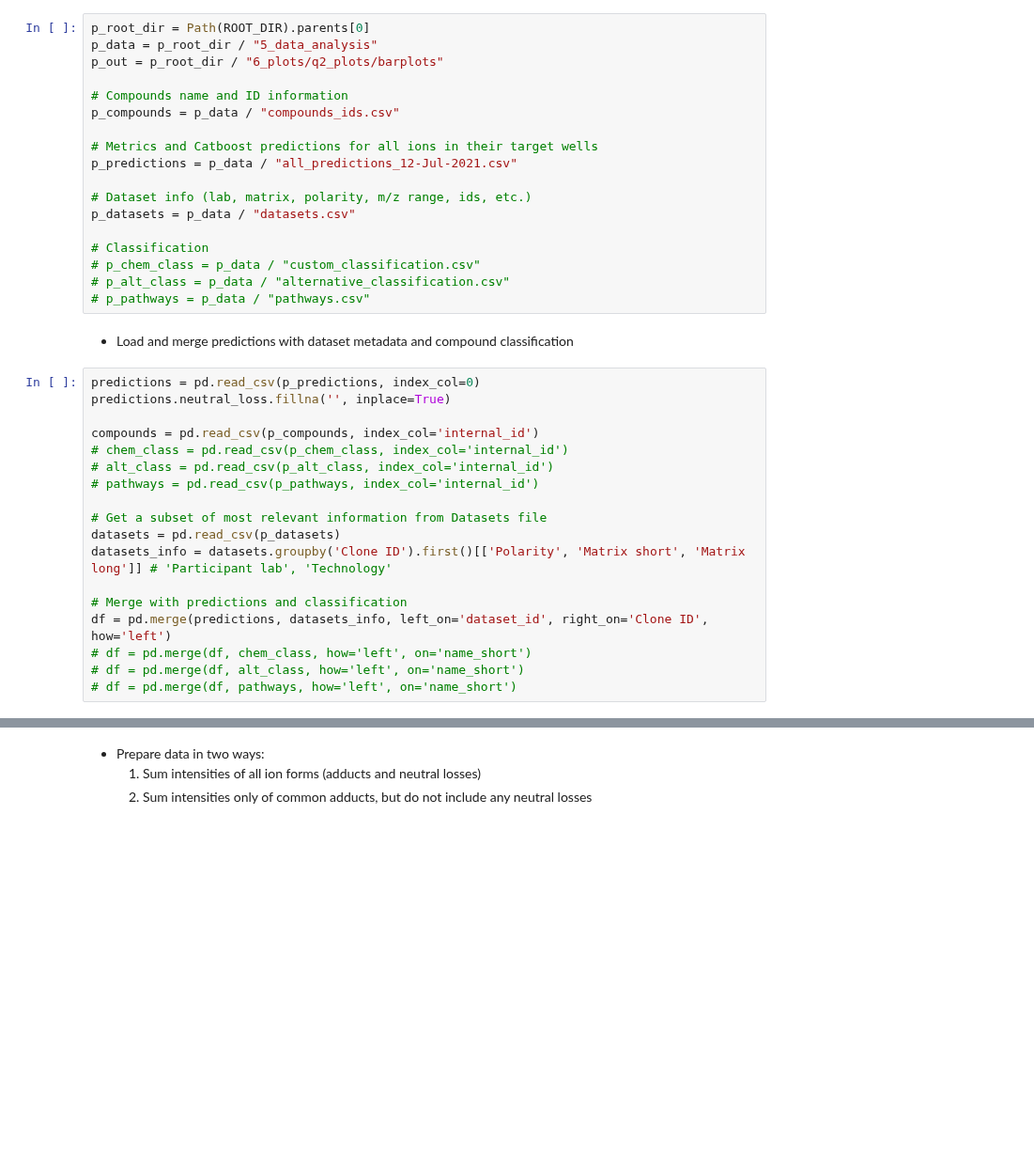
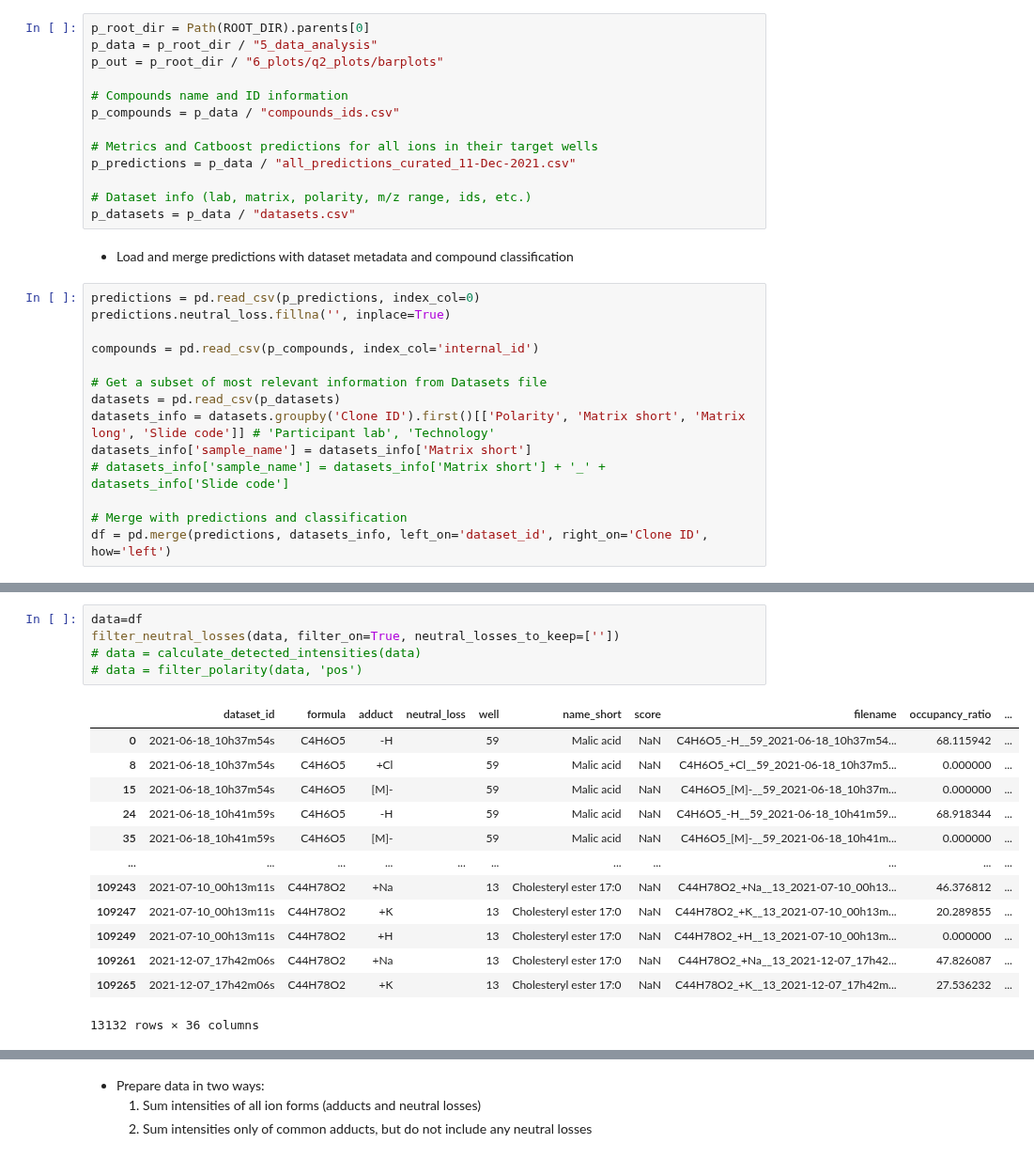
Before and after one commit to saharuka/metabolite_detectability, a Jupyter notebook: spotting/analysis/20_matrices/6_plots/q2c_number_of_detections.ipynb, the cells around one changed output, grey strips where cells are left out. Shown at 94% size. Drawn from its saved outputs; the diff is of its cells as text; blank space fills up the shorter version.

```diff
--- a/spotting/analysis/20_matrices/6_plots/q2c_number_of_detections.ipynb
+++ b/spotting/analysis/20_matrices/6_plots/q2c_number_of_detections.ipynb
@@ -19,15 +19,10 @@ p_out = p_root_dir / "6_plots/q2_plots/barplots"
 p_compounds = p_data / "compounds_ids.csv"
 
 # Metrics and Catboost predictions for all ions in their target wells
-p_predictions = p_data / "all_predictions_12-Jul-2021.csv"
+p_predictions = p_data / "all_predictions_curated_11-Dec-2021.csv"
 
 # Dataset info (lab, matrix, polarity, m/z range, ids, etc.)
 p_datasets = p_data / "datasets.csv"
-
-# Classification
-# p_chem_class = p_data / "custom_classification.csv"
-# p_alt_class = p_data / "alternative_classification.csv"
-# p_pathways = p_data / "pathways.csv"
 # %% [markdown]
 - Load and merge predictions with dataset metadata and compound classification
 # %%
@@ -35,16 +30,12 @@ predictions = pd.read_csv(p_predictions, index_col=0)
 predictions.neutral_loss.fillna('', inplace=True)
 
 compounds = pd.read_csv(p_compounds, index_col='internal_id')
-# chem_class = pd.read_csv(p_chem_class, index_col='internal_id')
-# alt_class = pd.read_csv(p_alt_class, index_col='internal_id')
-# pathways = pd.read_csv(p_pathways, index_col='internal_id')
 
 # Get a subset of most relevant information from Datasets file
 datasets = pd.read_csv(p_datasets)
-datasets_info = datasets.groupby('Clone ID').first()[['Polarity', 'Matrix short', 'Matrix long']] # 'Participant lab', 'Technology'
+datasets_info = datasets.groupby('Clone ID').first()[['Polarity', 'Matrix short', 'Matrix long', 'Slide code']] # 'Participant lab', 'Technology'
+datasets_info['sample_name'] = datasets_info['Matrix short']
+# datasets_info['sample_name'] = datasets_info['Matrix short'] + '_' + datasets_info['Slide code']
 
 # Merge with predictions and classification
 df = pd.merge(predictions, datasets_info, left_on='dataset_id', right_on='Clone ID', how='left')
-# df = pd.merge(df, chem_class, how='left', on='name_short')
-# df = pd.merge(df, alt_class, how='left', on='name_short')
-# df = pd.merge(df, pathways, how='left', on='name_short')
@@ -50,0 +99,19 @@ df = pd.merge(predictions, datasets_info, left_on='dataset_id', right_on='Clone
+# %%
+data=df
+filter_neutral_losses(data, filter_on=True, neutral_losses_to_keep=[''])
+# data = calculate_detected_intensities(data)
+# data = filter_polarity(data, 'pos')
+# %% [output]
+|  | dataset_id | formula | adduct | neutral_loss | well | name_short | score | filename | occupancy_ratio | ... |
+| 0 | 2021-06-18_10h37m54s | C4H6O5 | -H |  | 59 | Malic acid | NaN | C4H6O5_-H__59_2021-06-18_10h37m54... | 68.115942 | ... |
+| 8 | 2021-06-18_10h37m54s | C4H6O5 | +Cl |  | 59 | Malic acid | NaN | C4H6O5_+Cl__59_2021-06-18_10h37m5... | 0.000000 | ... |
+| 15 | 2021-06-18_10h37m54s | C4H6O5 | [M]- |  | 59 | Malic acid | NaN | C4H6O5_[M]-__59_2021-06-18_10h37m... | 0.000000 | ... |
+| 24 | 2021-06-18_10h41m59s | C4H6O5 | -H |  | 59 | Malic acid | NaN | C4H6O5_-H__59_2021-06-18_10h41m59... | 68.918344 | ... |
+| 35 | 2021-06-18_10h41m59s | C4H6O5 | [M]- |  | 59 | Malic acid | NaN | C4H6O5_[M]-__59_2021-06-18_10h41m... | 0.000000 | ... |
+| ... | ... | ... | ... | ... | ... | ... | ... | ... | ... | ... |
+| 109243 | 2021-07-10_00h13m11s | C44H78O2 | +Na |  | 13 | Cholesteryl ester 17:0 | NaN | C44H78O2_+Na__13_2021-07-10_00h13... | 46.376812 | ... |
+| 109247 | 2021-07-10_00h13m11s | C44H78O2 | +K |  | 13 | Cholesteryl ester 17:0 | NaN | C44H78O2_+K__13_2021-07-10_00h13m... | 20.289855 | ... |
+| 109249 | 2021-07-10_00h13m11s | C44H78O2 | +H |  | 13 | Cholesteryl ester 17:0 | NaN | C44H78O2_+H__13_2021-07-10_00h13m... | 0.000000 | ... |
+| 109261 | 2021-12-07_17h42m06s | C44H78O2 | +Na |  | 13 | Cholesteryl ester 17:0 | NaN | C44H78O2_+Na__13_2021-12-07_17h42... | 47.826087 | ... |
+| 109265 | 2021-12-07_17h42m06s | C44H78O2 | +K |  | 13 | Cholesteryl ester 17:0 | NaN | C44H78O2_+K__13_2021-12-07_17h42m... | 27.536232 | ... |
+13132 rows × 36 columns
```
Also changed, not shown: parts of 2 cells of this notebook, 4 other files.
